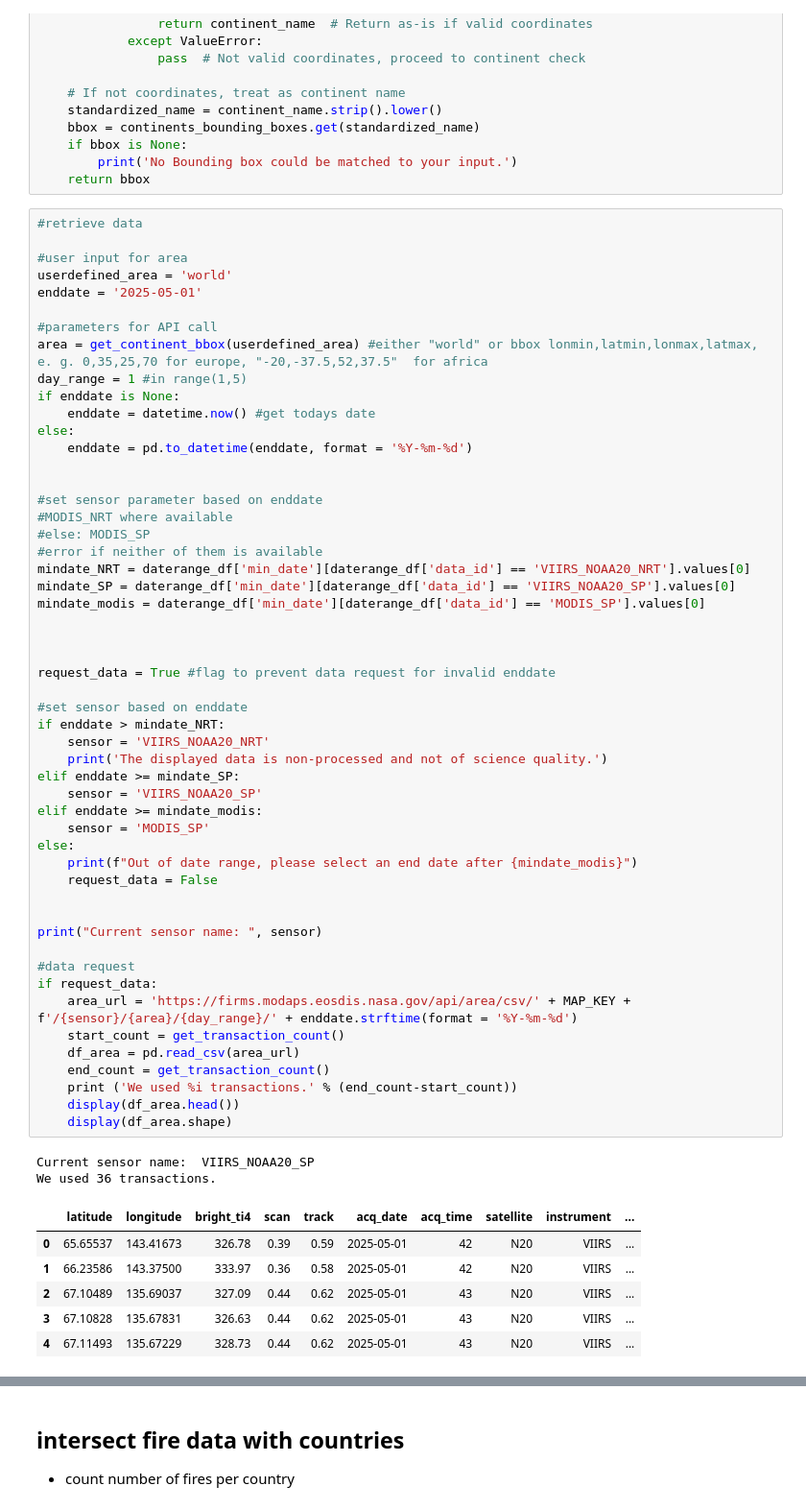
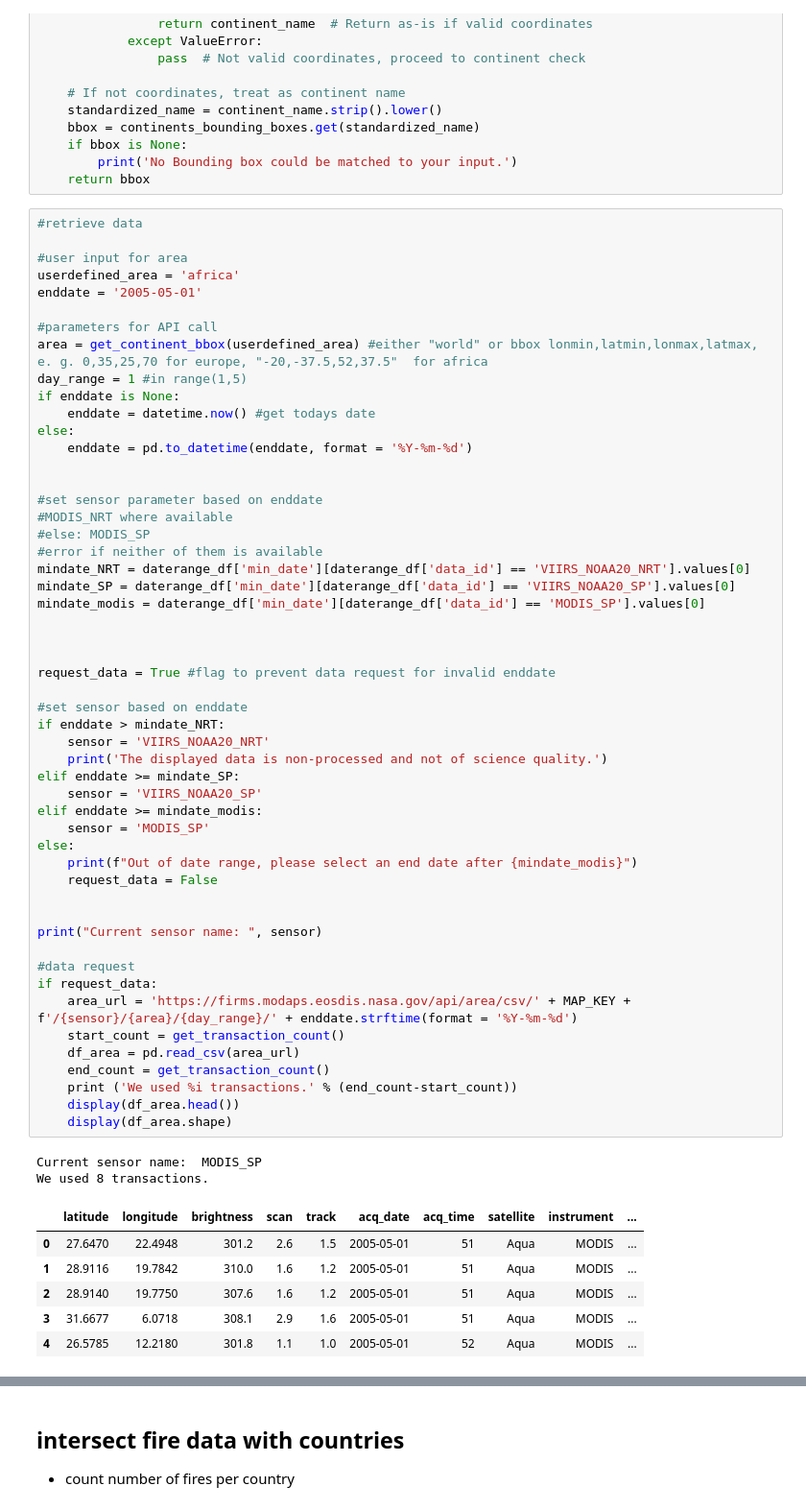
Before and after one commit to cherold01/wildfire_mapping, a Jupyter notebook: front.ipynb, the cells around one changed output, grey strips where cells are left out. Shown at 96% size. Saved outputs shown, nothing was run; the diff lists cells and outputs as text.

```diff
--- a/front.ipynb
+++ b/front.ipynb
@@ -101,8 +101,8 @@ def get_continent_bbox(continent_name):
 #retrieve data
 
 #user input for area
-userdefined_area = 'world'
-enddate = '2025-05-01'
+userdefined_area = 'africa'
+enddate = '2005-05-01'
 
 #parameters for API call
 area = get_continent_bbox(userdefined_area) #either "world" or bbox lonmin,latmin,lonmax,latmax, e. g. 0,35,25,70 for europe, "-20,-37.5,52,37.5"  for africa
@@ -123,38 +123,38 @@ mindate_modis = daterange_df['min_date'][daterange_df['data_id'] == 'MODIS_SP'].
 
 
 
 request_data = True #flag to prevent data request for invalid enddate
 
 #set sensor based on enddate
 if enddate > mindate_NRT:
     sensor = 'VIIRS_NOAA20_NRT'
     print('The displayed data is non-processed and not of science quality.')
 elif enddate >= mindate_SP:
     sensor = 'VIIRS_NOAA20_SP'
 elif enddate >= mindate_modis:
     sensor = 'MODIS_SP'
 else:
     print(f"Out of date range, please select an end date after {mindate_modis}")
     request_data = False
 
 
 print("Current sensor name: ", sensor)
 
 #data request
 if request_data:
     area_url = 'https://firms.modaps.eosdis.nasa.gov/api/area/csv/' + MAP_KEY + f'/{sensor}/{area}/{day_range}/' + enddate.strftime(format = '%Y-%m-%d')
     start_count = get_transaction_count()
     df_area = pd.read_csv(area_url)
     end_count = get_transaction_count()
     print ('We used %i transactions.' % (end_count-start_count))
     display(df_area.head())
     display(df_area.shape)
 # %% [output]
-Current sensor name:  VIIRS_NOAA20_SP
-We used 36 transactions.
+Current sensor name:  MODIS_SP
+We used 8 transactions.
-|  | latitude | longitude | bright_ti4 | scan | track | acq_date | acq_time | satellite | instrument | ... |
-| 0 | 65.65537 | 143.41673 | 326.78 | 0.39 | 0.59 | 2025-05-01 | 42 | N20 | VIIRS | ... |
-| 1 | 66.23586 | 143.37500 | 333.97 | 0.36 | 0.58 | 2025-05-01 | 42 | N20 | VIIRS | ... |
-| 2 | 67.10489 | 135.69037 | 327.09 | 0.44 | 0.62 | 2025-05-01 | 43 | N20 | VIIRS | ... |
-| 3 | 67.10828 | 135.67831 | 326.63 | 0.44 | 0.62 | 2025-05-01 | 43 | N20 | VIIRS | ... |
-| 4 | 67.11493 | 135.67229 | 328.73 | 0.44 | 0.62 | 2025-05-01 | 43 | N20 | VIIRS | ... |
+|  | latitude | longitude | brightness | scan | track | acq_date | acq_time | satellite | instrument | ... |
+| 0 | 27.6470 | 22.4948 | 301.2 | 2.6 | 1.5 | 2005-05-01 | 51 | Aqua | MODIS | ... |
+| 1 | 28.9116 | 19.7842 | 310.0 | 1.6 | 1.2 | 2005-05-01 | 51 | Aqua | MODIS | ... |
+| 2 | 28.9140 | 19.7750 | 307.6 | 1.6 | 1.2 | 2005-05-01 | 51 | Aqua | MODIS | ... |
+| 3 | 31.6677 | 6.0718 | 308.1 | 2.9 | 1.6 | 2005-05-01 | 51 | Aqua | MODIS | ... |
+| 4 | 26.5785 | 12.2180 | 301.8 | 1.1 | 1.0 | 2005-05-01 | 52 | Aqua | MODIS | ... |
```
Also changed, not shown: parts of 8 cells of this notebook.
